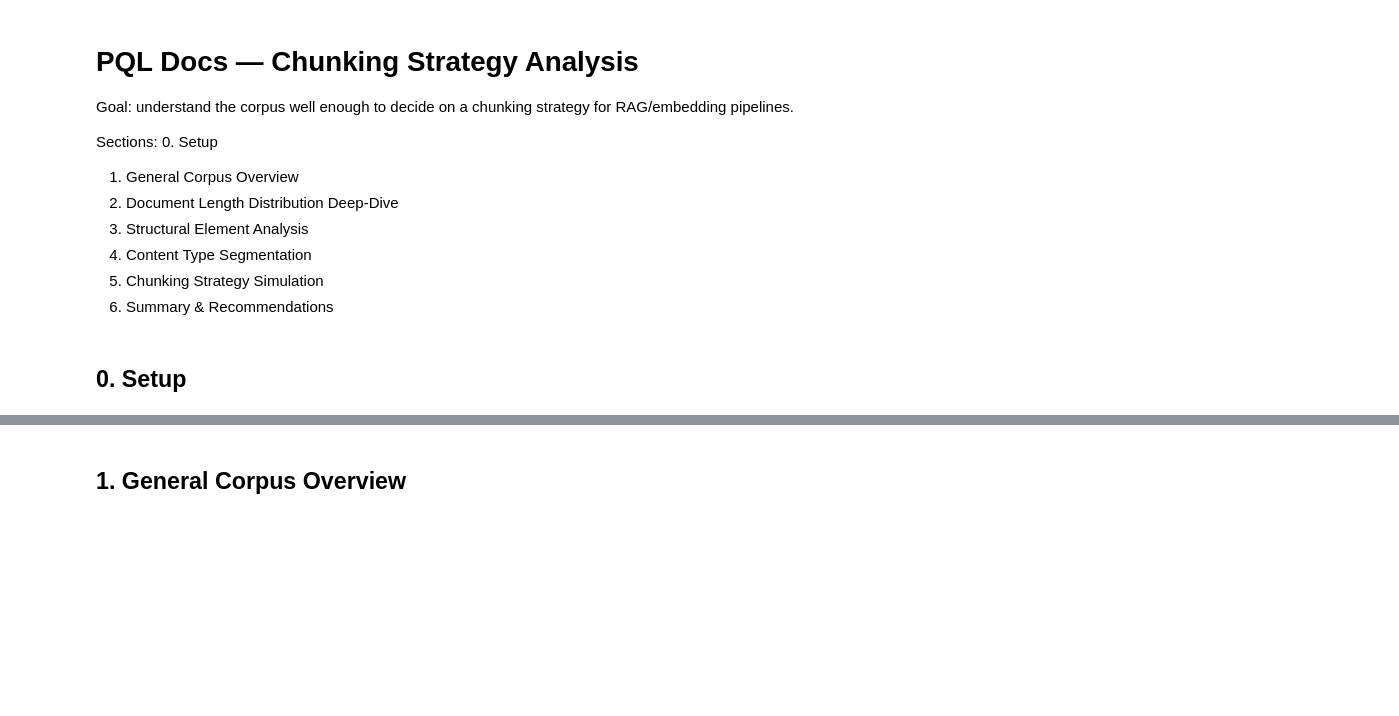
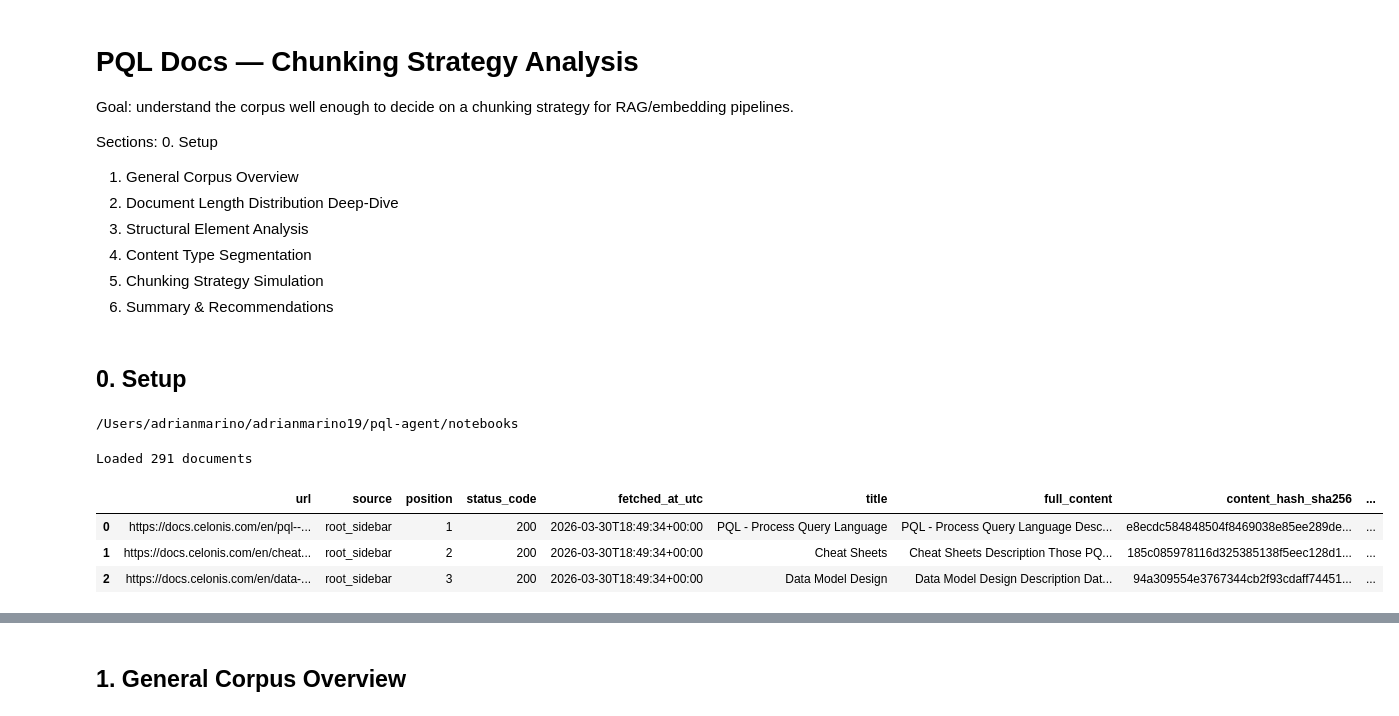
Before and after one commit to adrianmarino19/pql-agent, a Jupyter notebook: notebooks/chunking_analysis.ipynb, the cells around one changed output, grey strips where cells are left out. Cells and saved outputs as stored; diff of their text form; code cells hidden in the pictures; blank space fills up the shorter version.

```diff
--- a/notebooks/chunking_analysis.ipynb
+++ b/notebooks/chunking_analysis.ipynb
@@ -15,29 +15,41 @@ Sections:
 ## 0. Setup
 # %%
 !pip install tiktoken seaborn --quiet
+# %%
+import os
+
+print(os.getcwd())
+# %% [output]
+/Users/adrianmarino/adrianmarino19/pql-agent/notebooks
 # %%
 import json
 import re
 import pandas as pd
 import numpy as np
 import matplotlib.pyplot as plt
 import matplotlib.ticker as ticker
 import seaborn as sns
 import tiktoken
 
 sns.set_theme(style='whitegrid', palette='muted')
 plt.rcParams['figure.dpi'] = 120
 
-DATA_PATH = '../pql-agent/data/scrape/pql_docs.jsonl'
+DATA_PATH = '../data/scrape/pql_docs.jsonl'
 
 records = []
 with open(DATA_PATH) as f:
     for line in f:
         records.append(json.loads(line))
 
 df = pd.DataFrame(records)
 print(f'Loaded {len(df)} documents')
 df.head(3)
+# %% [output]
+Loaded 291 documents
+|  | url | source | position | status_code | fetched_at_utc | title | full_content | content_hash_sha256 | ... |
+| 0 | https://docs.celonis.com/en/pql--... | root_sidebar | 1 | 200 | 2026-03-30T18:49:34+00:00 | PQL - Process Query Language | PQL - Process Query Language Desc... | e8ecdc584848504f8469038e85ee289de... | ... |
+| 1 | https://docs.celonis.com/en/cheat... | root_sidebar | 2 | 200 | 2026-03-30T18:49:34+00:00 | Cheat Sheets | Cheat Sheets Description Those PQ... | 185c085978116d325385138f5eec128d1... | ... |
+| 2 | https://docs.celonis.com/en/data-... | root_sidebar | 3 | 200 | 2026-03-30T18:49:34+00:00 | Data Model Design | Data Model Design Description Dat... | 94a309554e3767344cb2f93cdaff74451... | ... |
 # %%
 enc = tiktoken.get_encoding('cl100k_base')
 
```
Also changed, not shown: parts of 27 cells of this notebook, 3 other files.
